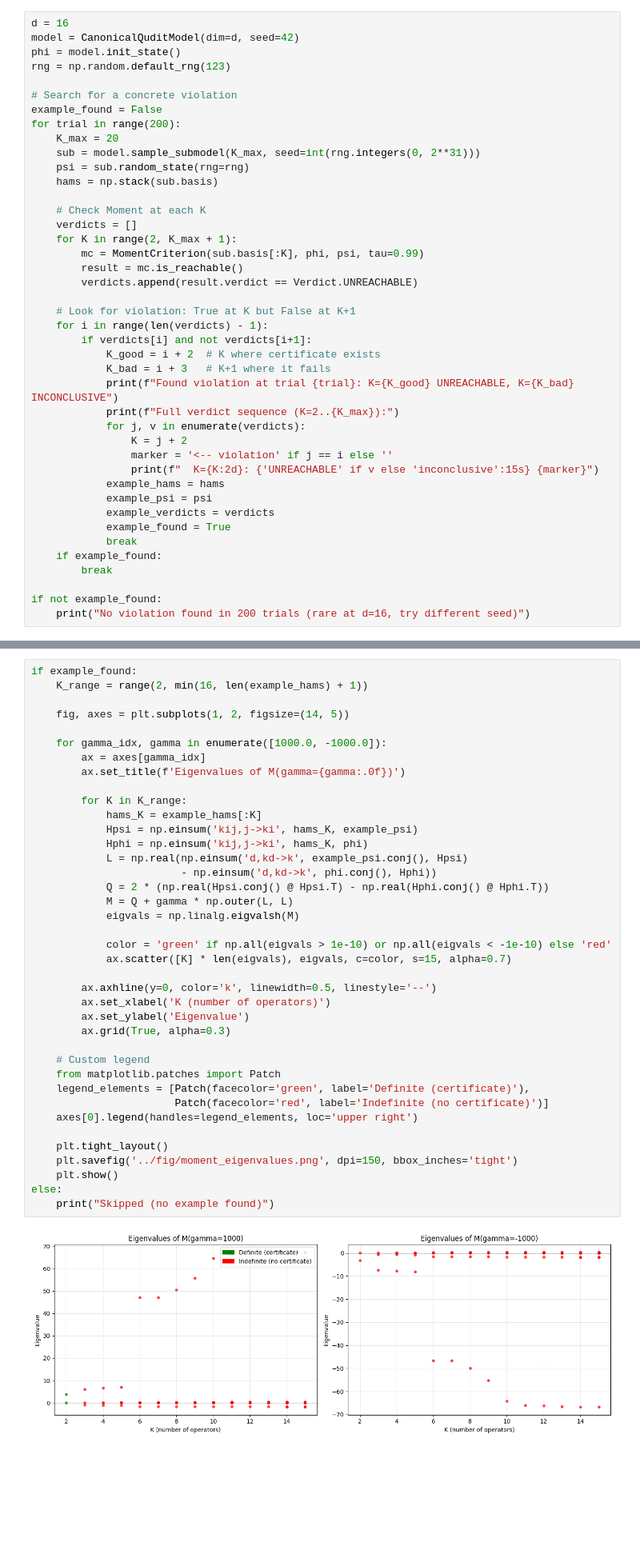
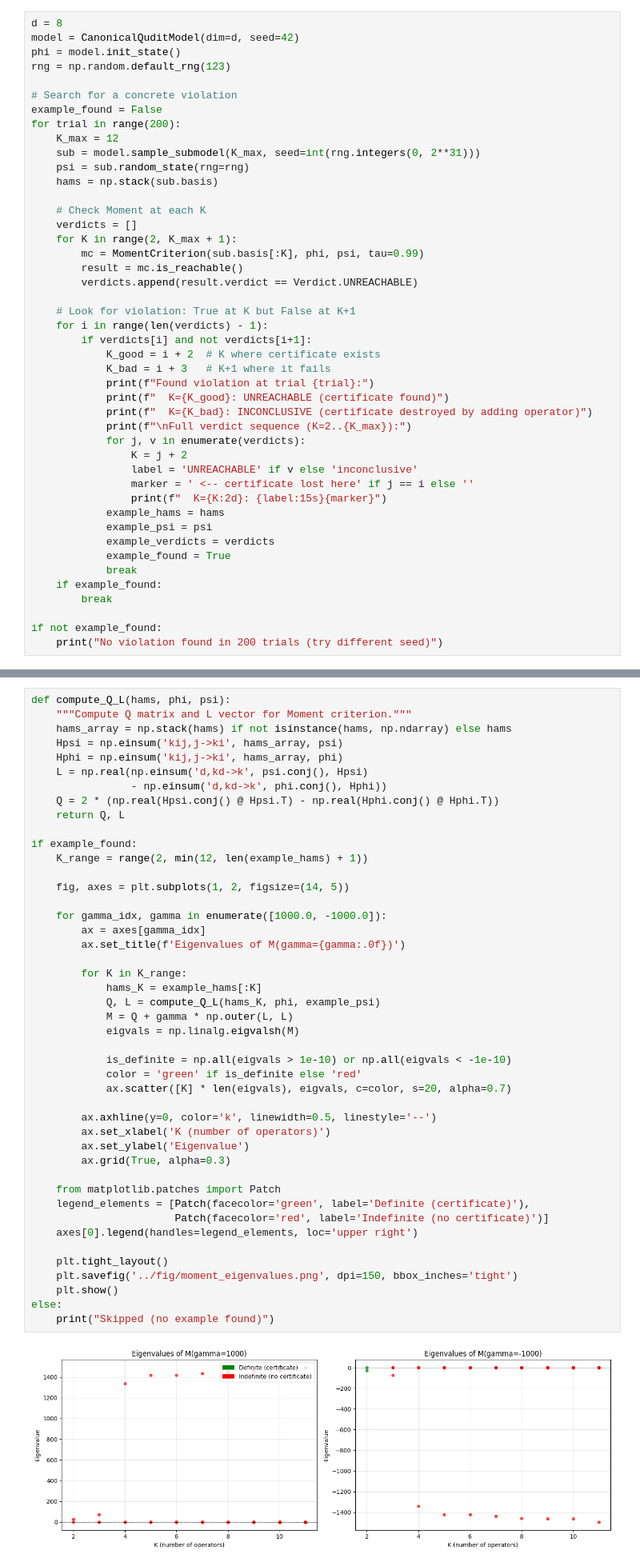
Before and after one commit to TomaszAnd/reachability, a Jupyter notebook: notebooks/moment_nonmonotonicity_analysis.ipynb, the cells around one changed output, grey strips where cells are left out. Shown at 80% size. Drawn from its saved outputs; the diff is of its cells as text; blank space fills up the shorter version.

```diff
--- a/notebooks/moment_nonmonotonicity_analysis.ipynb
+++ b/notebooks/moment_nonmonotonicity_analysis.ipynb
@@ -27,5 +44,5 @@ at K operators but *fails* at K+1 (using the first K+1 operators as a superset).
 # %%
-d = 16
+d = 8
 model = CanonicalQuditModel(dim=d, seed=42)
 phi = model.init_state()
 rng = np.random.default_rng(123)
@@ -33,7 +50,7 @@ rng = np.random.default_rng(123)
 # Search for a concrete violation
 example_found = False
 for trial in range(200):
-    K_max = 20
+    K_max = 12
     sub = model.sample_submodel(K_max, seed=int(rng.integers(0, 2**31)))
     psi = sub.random_state(rng=rng)
     hams = np.stack(sub.basis)
@@ -50,12 +67,15 @@ for trial in range(200):
         if verdicts[i] and not verdicts[i+1]:
             K_good = i + 2  # K where certificate exists
             K_bad = i + 3   # K+1 where it fails
-            print(f"Found violation at trial {trial}: K={K_good} UNREACHABLE, K={K_bad} INCONCLUSIVE")
-            print(f"Full verdict sequence (K=2..{K_max}):")
+            print(f"Found violation at trial {trial}:")
+            print(f"  K={K_good}: UNREACHABLE (certificate found)")
+            print(f"  K={K_bad}: INCONCLUSIVE (certificate destroyed by adding operator)")
+            print(f"\nFull verdict sequence (K=2..{K_max}):")
             for j, v in enumerate(verdicts):
                 K = j + 2
-                marker = '<-- violation' if j == i else ''
-                print(f"  K={K:2d}: {'UNREACHABLE' if v else 'inconclusive':15s} {marker}")
+                label = 'UNREACHABLE' if v else 'inconclusive'
+                marker = ' <-- certificate lost here' if j == i else ''
+                print(f"  K={K:2d}: {label:15s}{marker}")
             example_hams = hams
             example_psi = psi
             example_verdicts = verdicts
@@ -65,5 +85,5 @@ for trial in range(200):
         break
 
 if not example_found:
-    print("No violation found in 200 trials (rare at d=16, try different seed)")
+    print("No violation found in 200 trials (try different seed)")
 # %% [output]
@@ -92,41 +112,47 @@ definiteness changes when operators are added.
 # %%
+def compute_Q_L(hams, phi, psi):
+    """Compute Q matrix and L vector for Moment criterion."""
+    hams_array = np.stack(hams) if not isinstance(hams, np.ndarray) else hams
+    Hpsi = np.einsum('kij,j->ki', hams_array, psi)
+    Hphi = np.einsum('kij,j->ki', hams_array, phi)
+    L = np.real(np.einsum('d,kd->k', psi.conj(), Hpsi)
+                - np.einsum('d,kd->k', phi.conj(), Hphi))
+    Q = 2 * (np.real(Hpsi.conj() @ Hpsi.T) - np.real(Hphi.conj() @ Hphi.T))
+    return Q, L
+
 if example_found:
-    K_range = range(2, min(16, len(example_hams) + 1))
+    K_range = range(2, min(12, len(example_hams) + 1))
 
     fig, axes = plt.subplots(1, 2, figsize=(14, 5))
 
     for gamma_idx, gamma in enumerate([1000.0, -1000.0]):
         ax = axes[gamma_idx]
         ax.set_title(f'Eigenvalues of M(gamma={gamma:.0f})')
 
         for K in K_range:
             hams_K = example_hams[:K]
-            Hpsi = np.einsum('kij,j->ki', hams_K, example_psi)
-            Hphi = np.einsum('kij,j->ki', hams_K, phi)
-            L = np.real(np.einsum('d,kd->k', example_psi.conj(), Hpsi)
-                        - np.einsum('d,kd->k', phi.conj(), Hphi))
-            Q = 2 * (np.real(Hpsi.conj() @ Hpsi.T) - np.real(Hphi.conj() @ Hphi.T))
+            Q, L = compute_Q_L(hams_K, phi, example_psi)
             M = Q + gamma * np.outer(L, L)
             eigvals = np.linalg.eigvalsh(M)
 
-            color = 'green' if np.all(eigvals > 1e-10) or np.all(eigvals < -1e-10) else 'red'
-            ax.scatter([K] * len(eigvals), eigvals, c=color, s=15, alpha=0.7)
+            is_definite = np.all(eigvals > 1e-10) or np.all(eigvals < -1e-10)
+            color = 'green' if is_definite else 'red'
+            ax.scatter([K] * len(eigvals), eigvals, c=color, s=20, alpha=0.7)
 
         ax.axhline(y=0, color='k', linewidth=0.5, linestyle='--')
         ax.set_xlabel('K (number of operators)')
         ax.set_ylabel('Eigenvalue')
         ax.grid(True, alpha=0.3)
 
-    # Custom legend
     from matplotlib.patches import Patch
     legend_elements = [Patch(facecolor='green', label='Definite (certificate)'),
                        Patch(facecolor='red', label='Indefinite (no certificate)')]
     axes[0].legend(handles=legend_elements, loc='upper right')
 
     plt.tight_layout()
     plt.savefig('../fig/moment_eigenvalues.png', dpi=150, bbox_inches='tight')
     plt.show()
 else:
     print("Skipped (no example found)")
 # %% [output]
-[figure, old version]
+[figure, new version]
```
Also changed, not shown: parts of 18 cells of this notebook, 10 other files.
